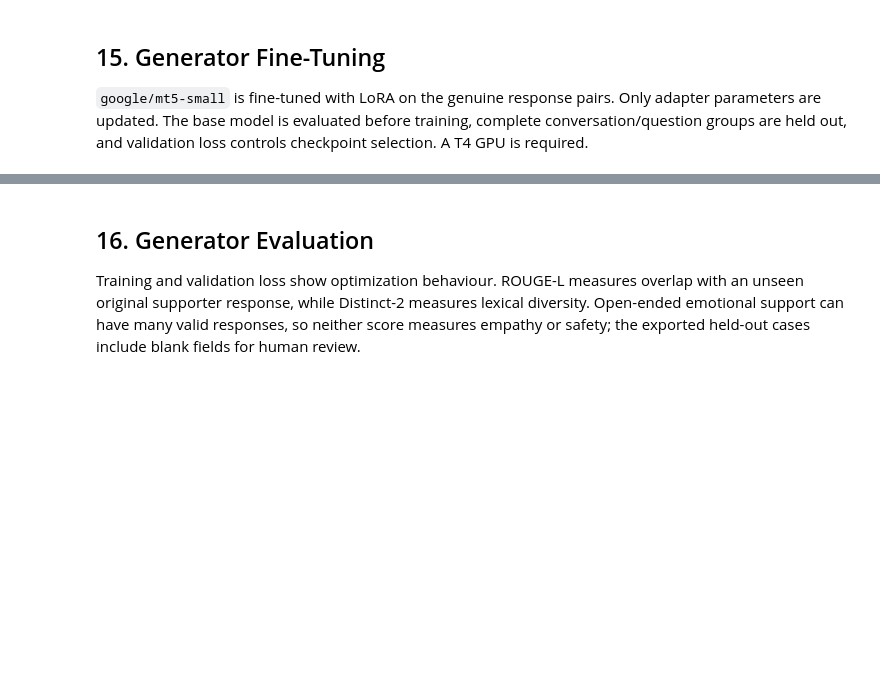
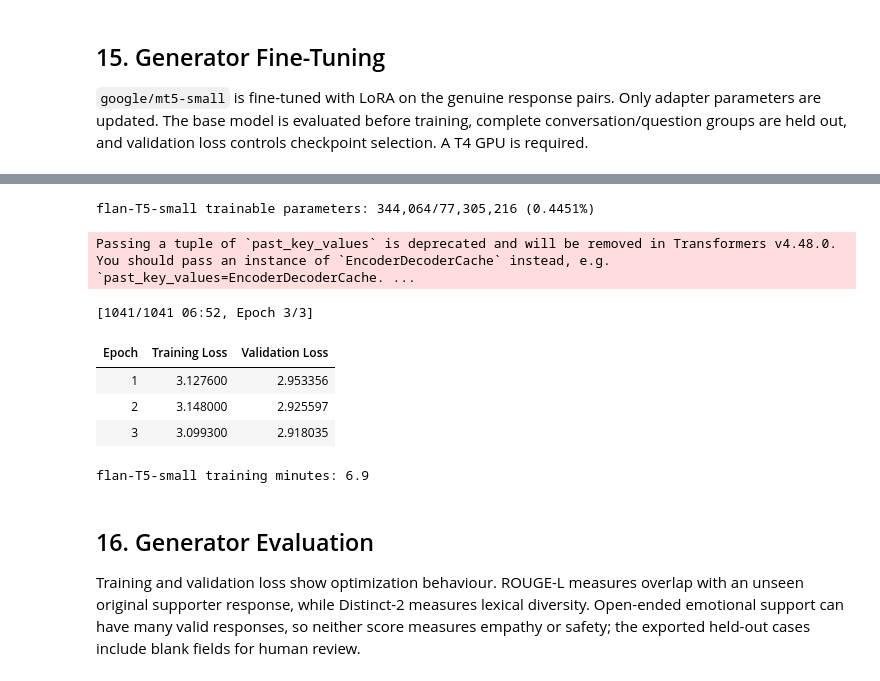
Before and after one commit to IrutingaboRaissa/UMUBYEYI, a Jupyter notebook: notebooks/umubyeyi.ipynb, the cells around one changed output, grey strips where cells are left out. Cells and saved outputs as stored; diff of their text form; code cells hidden in the pictures; blank space fills up the shorter version.

```diff
--- a/notebooks/umubyeyi.ipynb
+++ b/notebooks/umubyeyi.ipynb
@@ -952,3 +1098,75 @@ print('Training minutes:', round((time.time() - training_started) / 60, 2))
+# %%
+FLAN_BASE_MODEL = 'google/flan-t5-small'
+FLAN_GENERATOR_DIR = MODEL_DIR / 'umubyeyi-flan-t5-lora'
+flan_tokenizer = AutoTokenizer.from_pretrained(FLAN_BASE_MODEL)
+
+def tokenize_flan_generator(batch):
+    encoded = flan_tokenizer(batch['input'], max_length=384, truncation=True)
+    encoded['labels'] = flan_tokenizer(
+        text_target=batch['target'], max_length=180, truncation=True
+    )['input_ids']
+    return encoded
+
+tokenized_flan_generator = {
+    split: Dataset.from_list(rows).map(
+        tokenize_flan_generator, batched=True, remove_columns=['input', 'target']
+    ) for split, rows in generator_splits.items()
+}
+flan_base_model = AutoModelForSeq2SeqLM.from_pretrained(FLAN_BASE_MODEL)
+flan_generator_model = get_peft_model(flan_base_model, LoraConfig(
+    task_type=TaskType.SEQ_2_SEQ_LM, r=8, lora_alpha=16,
+    lora_dropout=.05, target_modules=['q', 'v'], bias='none',
+)).to('cuda')
+flan_trainable_parameters, flan_total_parameters = flan_generator_model.get_nb_trainable_parameters()
+print(
+    f'flan-T5-small trainable parameters: {flan_trainable_parameters:,}/{flan_total_parameters:,} '
+    f'({100 * flan_trainable_parameters / flan_total_parameters:.4f}%)'
+)
+
+def generate_flan_responses(model, rows):
+    predictions = []
+    model.eval()
+    for row in rows:
+        batch = flan_tokenizer(
+            row['input'], return_tensors='pt', truncation=True, max_length=384
+        ).to(model.device)
+        with torch.inference_mode():
+            output = model.generate(
+                **batch, max_new_tokens=160, num_beams=2, no_repeat_ngram_size=3
+            )
+        predictions.append(flan_tokenizer.decode(output[0], skip_special_tokens=True).strip())
+    return predictions
+
+flan_baseline_predictions = generate_flan_responses(flan_generator_model, held_out_generator)
+flan_training_arguments = Seq2SeqTrainingArguments(
+    output_dir=str(OUTPUT_ROOT / 'flan_generator_checkpoints'),
+    num_train_epochs=3, learning_rate=3e-4,
+    per_device_train_batch_size=8, per_device_eval_batch_size=8,
+    gradient_accumulation_steps=2, eval_strategy='epoch', save_strategy='epoch',
+    logging_steps=25, save_total_limit=2, load_best_model_at_end=True,
+    metric_for_best_model='eval_loss', greater_is_better=False,
+    report_to='none', fp16=False, seed=SEED,
+)
+flan_generator_trainer = Seq2SeqTrainer(
+    model=flan_generator_model, args=flan_training_arguments,
+    train_dataset=tokenized_flan_generator['train'],
+    eval_dataset=tokenized_flan_generator['validation'],
+    data_collator=DataCollatorForSeq2Seq(flan_tokenizer, model=flan_generator_model),
+    processing_class=flan_tokenizer,
+    callbacks=[EarlyStoppingCallback(early_stopping_patience=2)],
+)
+flan_training_started = time.time()
+flan_training_result = flan_generator_trainer.train()
+print('flan-T5-small training minutes:', round((time.time() - flan_training_started) / 60, 2))
+# %% [output]
+flan-T5-small trainable parameters: 344,064/77,305,216 (0.4451%)
+Passing a tuple of `past_key_values` is deprecated and will be removed in Transformers v4.48.0. You should pass an instance of `EncoderDecoderCache` instead, e.g. `past_key_values=EncoderDecoderCache. ...
+[1041/1041 06:52, Epoch 3/3]
+| Epoch | Training Loss | Validation Loss |
+| 1 | 3.127600 | 2.953356 |
+| 2 | 3.148000 | 2.925597 |
+| 3 | 3.099300 | 2.918035 |
+flan-T5-small training minutes: 6.9
 # %% [markdown]
 ## 16. Generator Evaluation
 
```
Also changed, not shown: parts of 29 cells of this notebook.
